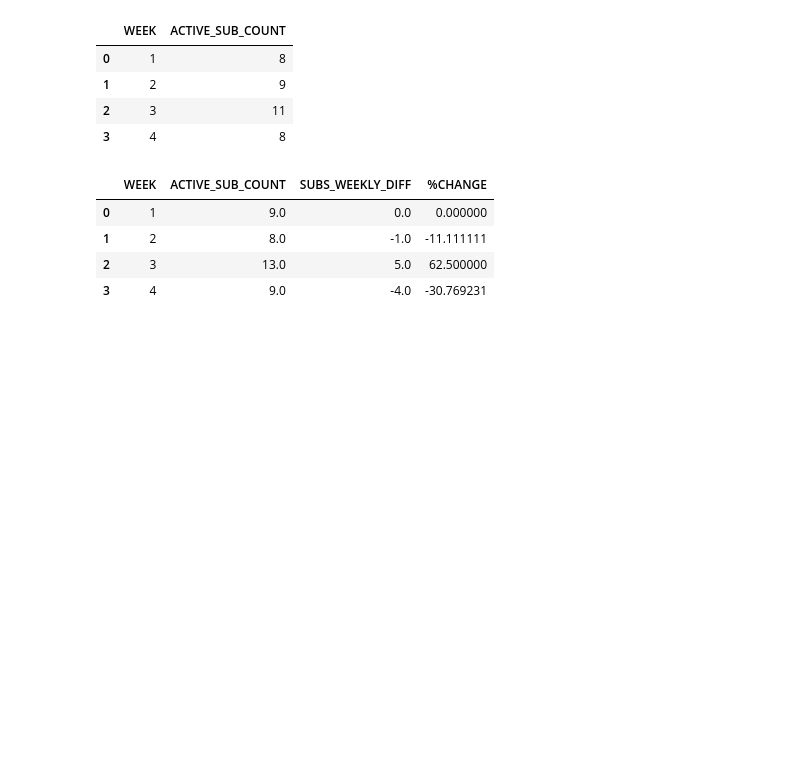
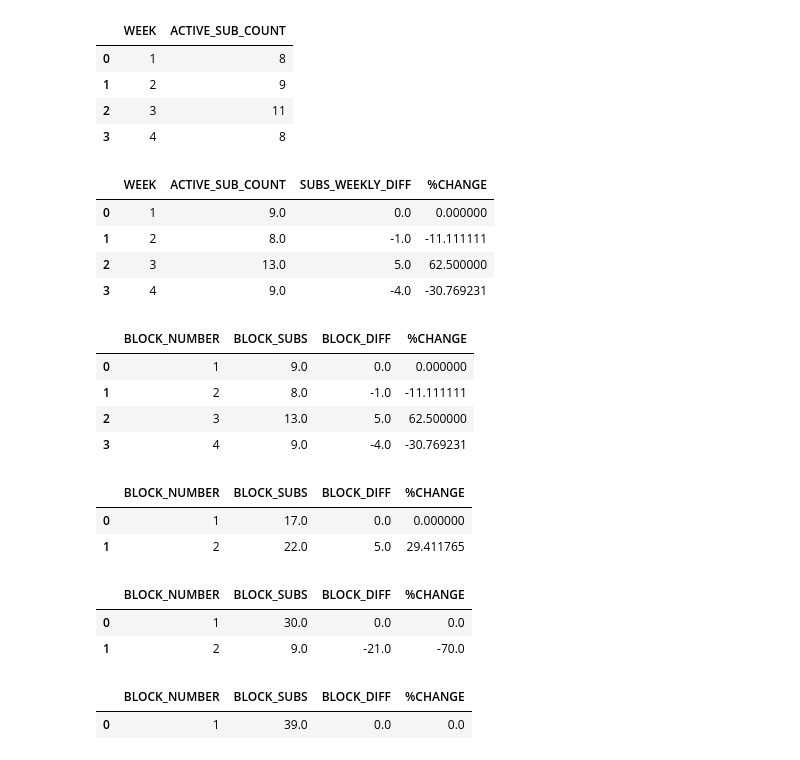
Before and after one commit to benjischwartz/Quantium, a Jupyter notebook: dummy_data_testing.ipynb, the cells around one changed output. Cells and saved outputs as stored; diff of their text form; code cells hidden in the pictures; blank space fills up the shorter version.

Commit message:
added non-variable active subscriber comparison function

```diff
--- a/dummy_data_testing.ipynb
+++ b/dummy_data_testing.ipynb
@@ -184,17 +180,40 @@ act_subs_week_on_week()
 # Variable function to compute % gain or loss of active subs for last 'n' weeks to previous 'n' weeks
 def var_act_subs_week_on_week(n):
 
+
     # Get number of active subs per week
-    weekly_sales = sales.groupby('WEEK', as_index=False).ACTUAL_SALES.sum()
-    weekly_sales.rename(columns={'ACTUAL_SALES':'WEEKLY_SALES'}, inplace=True)
+    active_subs = sales.groupby('WEEK')['ACTIVE_SUB'].apply(lambda x: (x==1).sum()).reset_index(name='ACTIVE_SUB_COUNT')
 
-    # Add table aggregating the last 'n' weeks' sales
-    n_weekly_sales = weekly_sales.groupby(weekly_sales.index // n).sum()
-    n_weekly_sales.insert(0, 'BLOCK_NUMBER', range(1, 1 + len(n_weekly_sales)))
-    n_weekly_sales = n_weekly_sales[['BLOCK_NUMBER', 'WEEKLY_SALES']]
-    n_weekly_sales.rename(columns={'WEEKLY_SALES':'BLOCK_SALES'}, inplace=True)
-    n_weekly_sales['BLOCK_DIFF'] = n_weekly_sales['BLOCK_SALES'].diff().fillna(0)
+    # Need to take into account active customers who bought in the same week (avoid repeats)
+    active_sub_repeats = sales.groupby(['WEEK', 'CUST_ID'])['ACTIVE_SUB'].apply(lambda x: (x==1).sum()).reset_index(name='WEEKLY_REPEATS')
+    # Subtract repeats from weekly_repeats
+    active_subs['ACTIVE_SUB_COUNT']=active_subs['ACTIVE_SUB_COUNT'] - active_sub_repeats['WEEKLY_REPEATS']
+
+    # Add table aggregating the last 'n' weeks' subs
+    n_weekly_subs = active_subs.groupby(active_subs.index // n).sum()
+    n_weekly_subs.insert(0, 'BLOCK_NUMBER', range(1, 1 + len(n_weekly_subs)))
+    n_weekly_subs = n_weekly_subs[['BLOCK_NUMBER', 'ACTIVE_SUB_COUNT']]
+    n_weekly_subs.rename(columns={'ACTIVE_SUB_COUNT':'BLOCK_SUBS'}, inplace=True)
+    n_weekly_subs['BLOCK_DIFF'] = n_weekly_subs['BLOCK_SUBS'].diff().fillna(0)
 
     # Compute block on block (percentage)
-    n_weekly_sales['%CHANGE'] = n_weekly_sales['BLOCK_DIFF']/(n_weekly_sales['BLOCK_SALES'] - n_weekly_sales['BLOCK_DIFF']) * 100
-    return n_weekly_sales
+    n_weekly_subs['%CHANGE'] = n_weekly_subs['BLOCK_DIFF']/(n_weekly_subs['BLOCK_SUBS'] - n_weekly_subs['BLOCK_DIFF']) * 100
+
+
+    return n_weekly_subs
+# %%
+display(var_act_subs_week_on_week(1), var_act_subs_week_on_week(2), var_act_subs_week_on_week(3), var_act_subs_week_on_week(4))
+# %% [output]
+|  | BLOCK_NUMBER | BLOCK_SUBS | BLOCK_DIFF | %CHANGE |
+| 0 | 1 | 9.0 | 0.0 | 0.000000 |
+| 1 | 2 | 8.0 | -1.0 | -11.111111 |
+| 2 | 3 | 13.0 | 5.0 | 62.500000 |
+| 3 | 4 | 9.0 | -4.0 | -30.769231 |
+|  | BLOCK_NUMBER | BLOCK_SUBS | BLOCK_DIFF | %CHANGE |
+| 0 | 1 | 17.0 | 0.0 | 0.000000 |
+| 1 | 2 | 22.0 | 5.0 | 29.411765 |
+|  | BLOCK_NUMBER | BLOCK_SUBS | BLOCK_DIFF | %CHANGE |
+| 0 | 1 | 30.0 | 0.0 | 0.0 |
+| 1 | 2 | 9.0 | -21.0 | -70.0 |
+|  | BLOCK_NUMBER | BLOCK_SUBS | BLOCK_DIFF | %CHANGE |
+| 0 | 1 | 39.0 | 0.0 | 0.0 |
```
Also changed, not shown: parts of 3 cells of this notebook.
